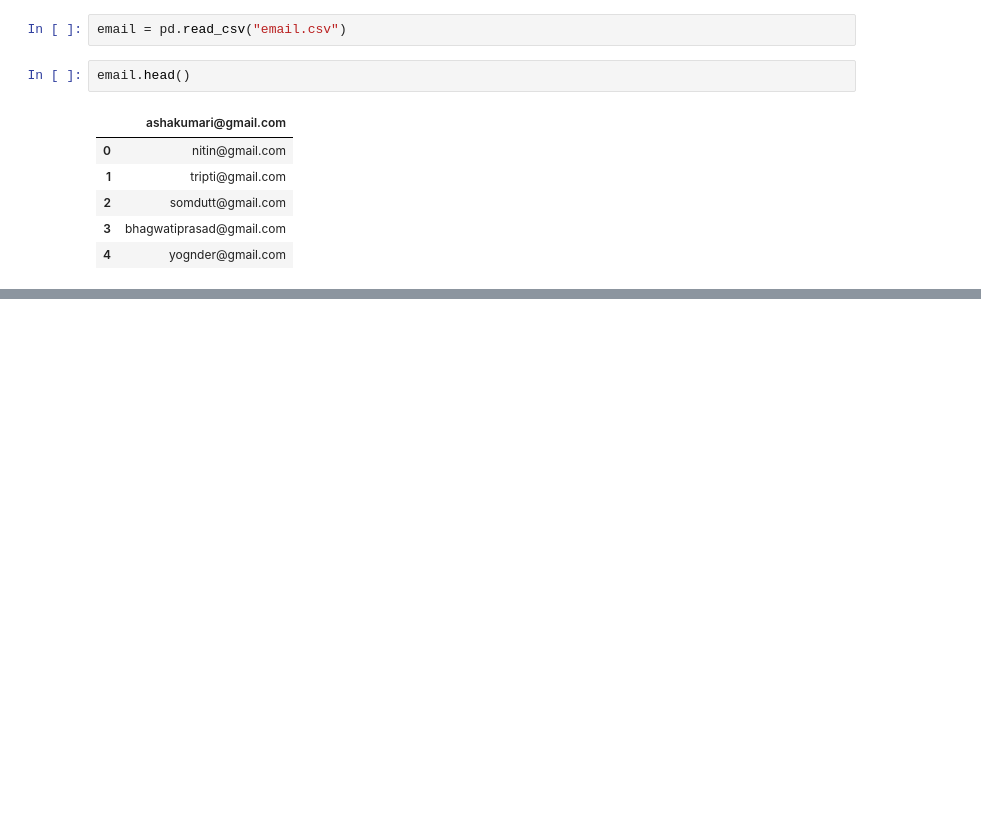
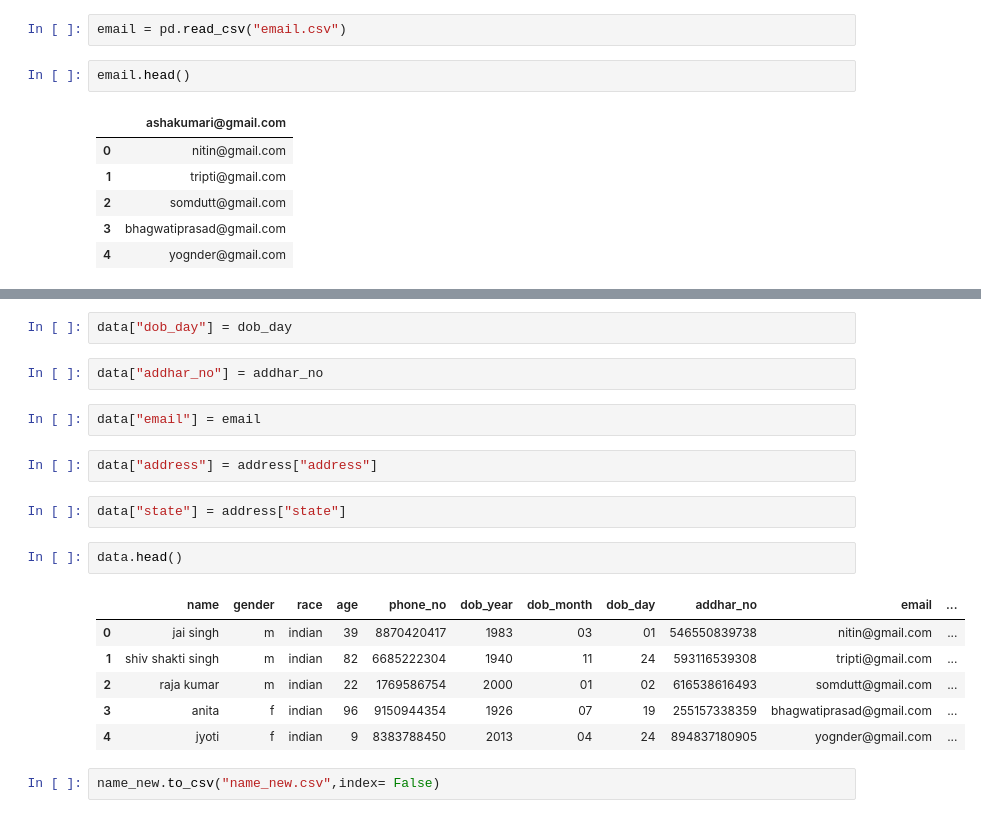
Before and after one commit to kashish0603/SIH_Pyxis, a Jupyter notebook: sai/csv_for_SIH.ipynb, the cells around one changed output, grey strips where cells are left out. Saved outputs shown, nothing was run; the diff lists cells and outputs as text; blank space fills up the shorter version.

```diff
--- a/sai/csv_for_SIH.ipynb
+++ b/sai/csv_for_SIH.ipynb
@@ -279,0 +352,21 @@ email
+# %%
+data["dob_day"] = dob_day
+# %%
+data["addhar_no"] = addhar_no
+# %%
+data["email"] = email
+# %%
+data["address"] = address["address"]
+# %%
+data["state"] = address["state"]
+# %%
+data.head()
+# %% [output]
+|  | name | gender | race | age | phone_no | dob_year | dob_month | dob_day | addhar_no | email | ... |
+| 0 | jai singh | m | indian | 39 | 8870420417 | 1983 | 03 | 01 | 546550839738 | nitin@gmail.com | ... |
+| 1 | shiv shakti singh | m | indian | 82 | 6685222304 | 1940 | 11 | 24 | 593116539308 | tripti@gmail.com | ... |
+| 2 | raja kumar | m | indian | 22 | 1769586754 | 2000 | 01 | 02 | 616538616493 | somdutt@gmail.com | ... |
+| 3 | anita | f | indian | 96 | 9150944354 | 1926 | 07 | 19 | 255157338359 | bhagwatiprasad@gmail.com | ... |
+| 4 | jyoti | f | indian | 9 | 8383788450 | 2013 | 04 | 24 | 894837180905 | yognder@gmail.com | ... |
+# %%
+name_new.to_csv("name_new.csv",index= False)
```
Also changed, not shown: parts of 52 cells of this notebook.
